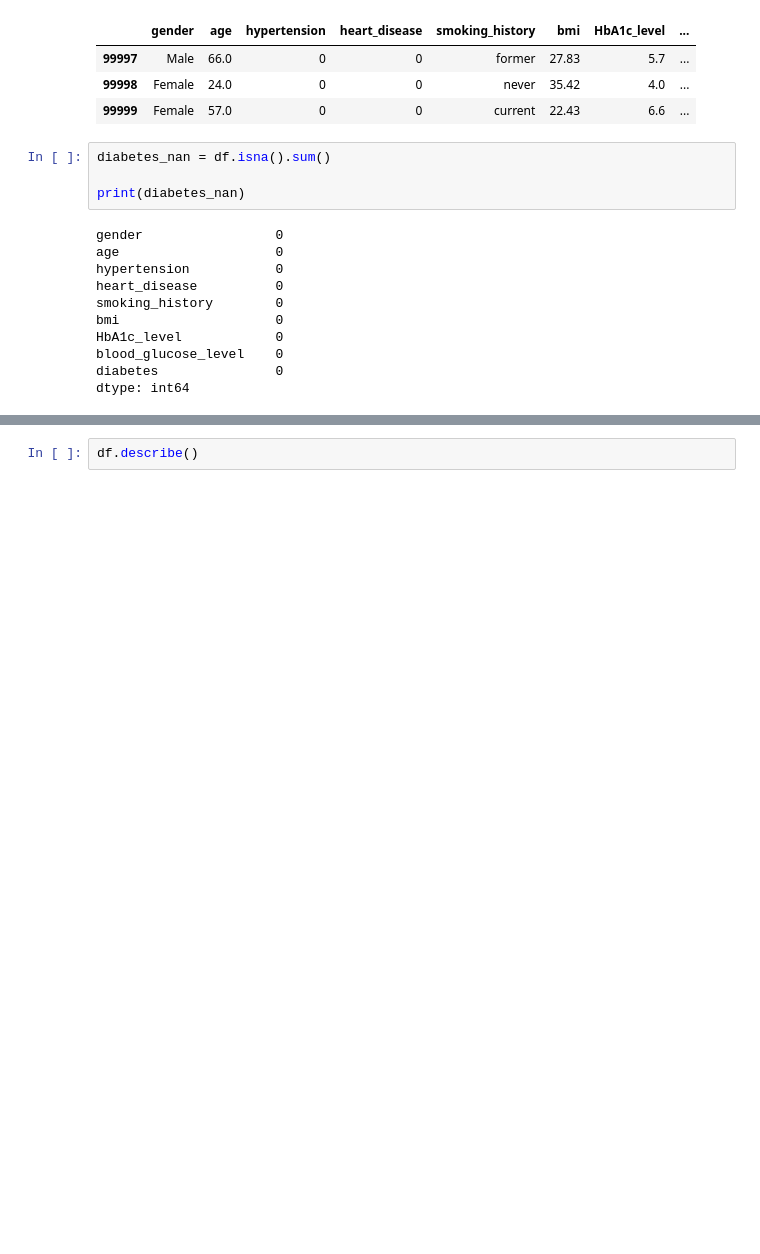
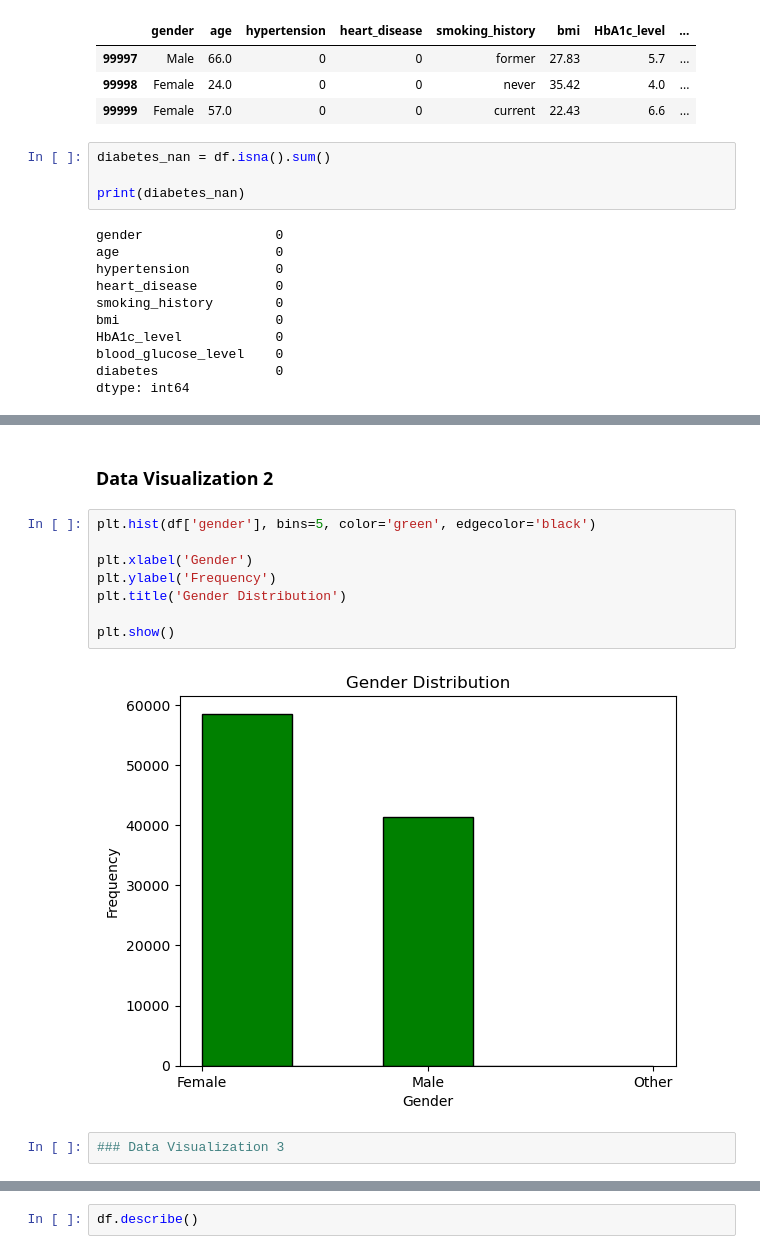
Before and after one commit to cantu2555/-Diabetes-Prediction-Project-, a Jupyter notebook: DSC 630 Term Project - Python.ipynb, the cells around one changed output, grey strips where cells are left out. Drawn from its saved outputs; the diff is of its cells as text; blank space fills up the shorter version.

```diff
--- a/DSC 630 Term Project - Python.ipynb
+++ b/DSC 630 Term Project - Python.ipynb
@@ -54,0 +68,14 @@ dtype: int64
+# %% [markdown]
+### Data Visualization 2
+# %%
+plt.hist(df['gender'], bins=5, color='green', edgecolor='black')
+
+plt.xlabel('Gender')
+plt.ylabel('Frequency')
+plt.title('Gender Distribution')
+
+plt.show()
+# %% [output]
+[figure, added]
+# %%
+### Data Visualization 3
```
Also changed, not shown: parts of 7 cells of this notebook.
